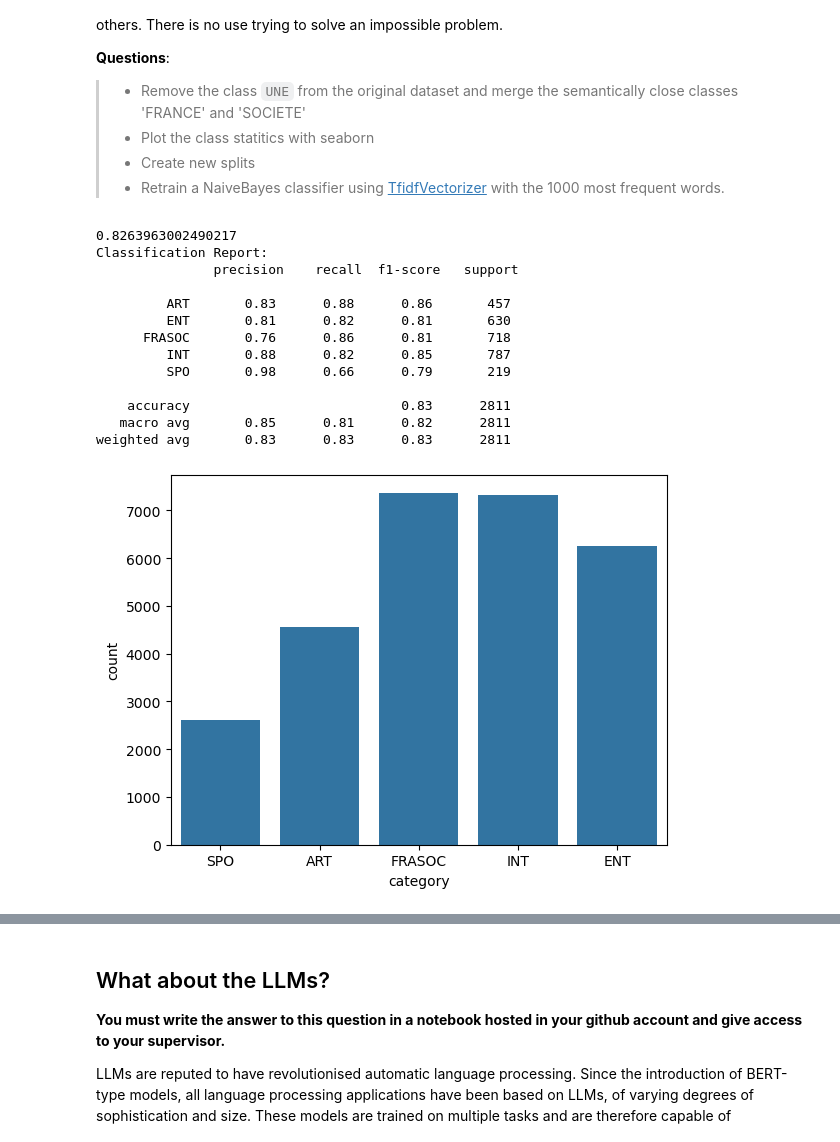
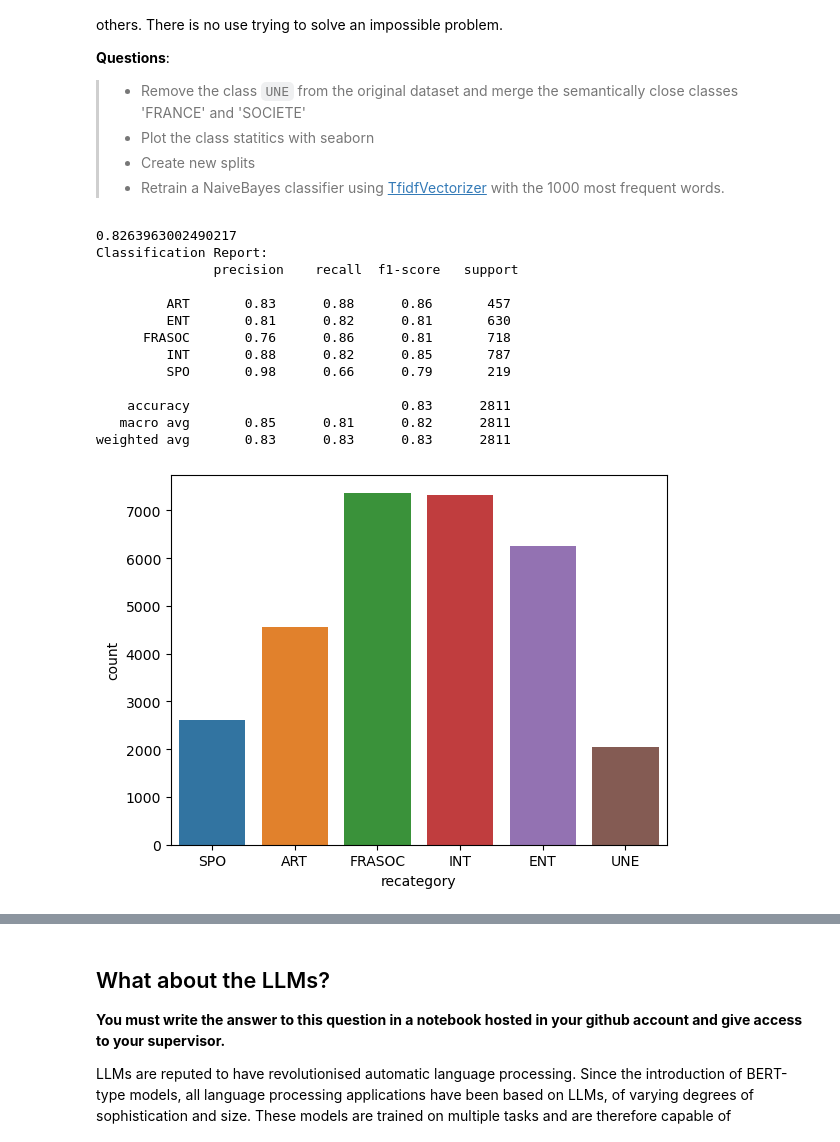
Before and after one commit to LeoMaurice/nlp-lab-text-classification, a Jupyter notebook: TextClassification_LeMonde.ipynb, the cells around one changed output, grey strips where cells are left out. Drawn from its saved outputs; the diff is of its cells as text; code cells hidden in the pictures.

```diff
--- a/TextClassification_LeMonde.ipynb
+++ b/TextClassification_LeMonde.ipynb
@@ -52,12 +72,12 @@ from wordcloud import WordCloud
 STOPWORDS = [x.strip() for x in open('data/stop_word_fr.txt').readlines()]
 import matplotlib.pyplot as plt
 
-fig, axs = plt.subplots(5)
+fig, axs = plt.subplots(7)
 
 df['text'].str.cat(sep=' ')
 
 # plot a word cloud for each category
-for i,cat in enumerate(['ENT', 'INT',  'ART', 'SOC', 'FRA']):
+for i,cat in enumerate(['ENT', 'INT',  'ART', 'SOC', 'FRA','SPO','UNE']):
     total_text = df[df["category"]==cat].text.str.cat(sep=' ')
 
     wc = WordCloud(stopwords = STOPWORDS).generate(total_text)
@@ -246,7 +266,7 @@ def recat(cat):
     return cat
 df["recategory"] = df.category.apply(recat)
 # Plot the statistics of classes
-sns.countplot(df_newcat,x= 'category')
+sns.countplot(df,x= 'recategory')
 # Make the splits and print the sizes for checking
 from sklearn.model_selection import train_test_split
 seed = 42
@@ -277,36 +297,36 @@ clf = MultinomialNB().fit(X_train_tf,Y_train)
 # Print accuracy
 print(clf.score(X_test_tf,Y_test))
 
 # Print confusion matric
 from sklearn.metrics import classification_report, confusion_matrix, ConfusionMatrixDisplay
 import matplotlib.pyplot as plt
 
 report = classification_report(Y_test, clf.predict(X_test_tf), zero_division = 0)
 print("Classification Report:\n", report)
 
-conf_matrix = confusion_matrix(Y_test, clf.predict(X_test_tf))
+conf_matrix = confusion_matrix(Y_test, clf.predict(X_test_tf), labels = clf.classes_)
 #print("Confusion Matrix:\n", conf_matrix)
 
 fig, ax = plt.subplots(figsize=(10, 7))
-disp = ConfusionMatrixDisplay(confusion_matrix=conf_matrix)
+disp = ConfusionMatrixDisplay(confusion_matrix=conf_matrix, display_labels = clf.classes_)
 disp.plot(cmap=plt.cm.Blues, ax=ax)
 plt.title('Confusion Matrix')
 plt.show()
 # %% [output]
 0.8263963002490217
 Classification Report:
                precision    recall  f1-score   support
 
          ART       0.83      0.88      0.86       457
          ENT       0.81      0.82      0.81       630
       FRASOC       0.76      0.86      0.81       718
          INT       0.88      0.82      0.85       787
          SPO       0.98      0.66      0.79       219
 
     accuracy                           0.83      2811
    macro avg       0.85      0.81      0.82      2811
 weighted avg       0.83      0.83      0.83      2811
-[figure, old version]
+[figure, new version]
 [figure]
 # %% [markdown]
 ## What about the LLMs?
```
Also changed, not shown: parts of 29 cells of this notebook, 1 other file.
